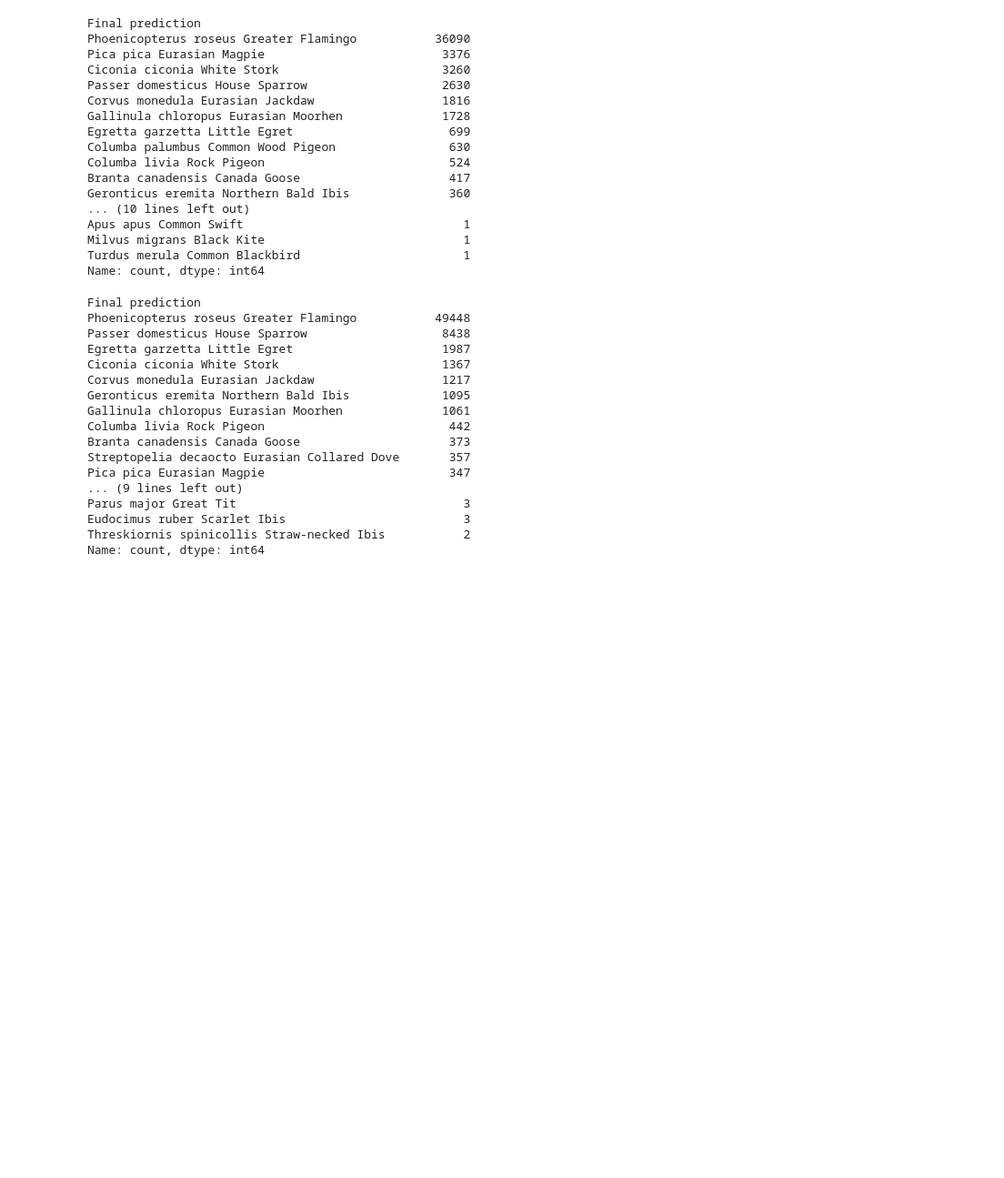
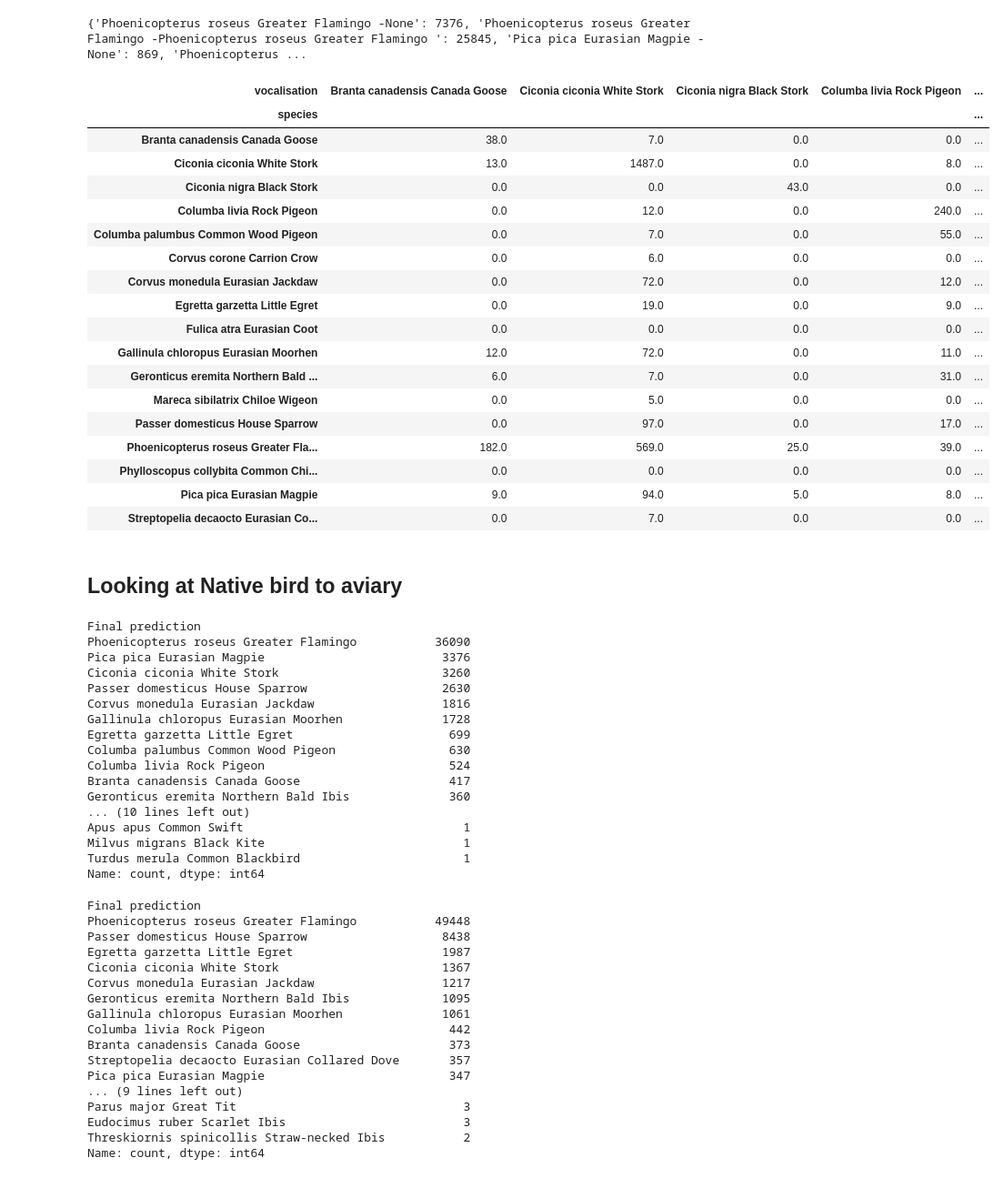
Before and after one commit to IonasDKE/Bird-Call-Type-Analysis, a Jupyter notebook: Aviary_Analysis.ipynb, the cells around one changed output. Shown at 91% size. Saved outputs shown, nothing was run; the diff lists cells and outputs as text; code cells hidden in the pictures; blank space fills up the shorter version.

```diff
--- a/Aviary_Analysis.ipynb
+++ b/Aviary_Analysis.ipynb
@@ -70,3 +194,55 @@ df_2 = clean_prediction(df_2)
+# %%
+vocalisation_reaction = {}
+previous_vocalisation = None
+
+for idx, row in df_1.iterrows():
+    current_prediction = str(row["Final prediction"])
+
+    if current_prediction != "None":
+        key = current_prediction + "- " + str(previous_vocalisation)
+
+        if key not in vocalisation_reaction:
+            vocalisation_reaction[key] = 0
+
+        vocalisation_reaction[key] += 1
+
+    previous_vocalisation = current_prediction
+
+print(vocalisation_reaction)
+# %% [output]
+{'Phoenicopterus roseus Greater Flamingo -None': 7376, 'Phoenicopterus roseus Greater Flamingo -Phoenicopterus roseus Greater Flamingo ': 25845, 'Pica pica Eurasian Magpie -None': 869, 'Phoenicopterus ...
+# %%
+# Make pivot table comparing species and events rate
+vocalisation_reaction_df = pd.DataFrame([
+    {'species': k.rsplit('-', 1)[0], 'vocalisation': k.rsplit('-', 1)[1], 'count': v}
+    for k, v in vocalisation_reaction.items()
+])
+vocalisation_reaction_df = vocalisation_reaction_df.drop(vocalisation_reaction_df[vocalisation_reaction_df['count'] < 5].index)
+
+pivot_table = vocalisation_reaction_df.pivot_table(index='species', columns='vocalisation', values='count', fill_value=0)
+display(pivot_table)
+# %% [output]
+| vocalisation | Branta canadensis Canada Goose | Ciconia ciconia White Stork | Ciconia nigra Black Stork | Columba livia Rock Pigeon | ... |
+| species |  |  |  |  | ... |
+| Branta canadensis Canada Goose | 38.0 | 7.0 | 0.0 | 0.0 | ... |
+| Ciconia ciconia White Stork | 13.0 | 1487.0 | 0.0 | 8.0 | ... |
+| Ciconia nigra Black Stork | 0.0 | 0.0 | 43.0 | 0.0 | ... |
+| Columba livia Rock Pigeon | 0.0 | 12.0 | 0.0 | 240.0 | ... |
+| Columba palumbus Common Wood Pigeon | 0.0 | 7.0 | 0.0 | 55.0 | ... |
+| Corvus corone Carrion Crow | 0.0 | 6.0 | 0.0 | 0.0 | ... |
+| Corvus monedula Eurasian Jackdaw | 0.0 | 72.0 | 0.0 | 12.0 | ... |
+| Egretta garzetta Little Egret | 0.0 | 19.0 | 0.0 | 9.0 | ... |
+| Fulica atra Eurasian Coot | 0.0 | 0.0 | 0.0 | 0.0 | ... |
+| Gallinula chloropus Eurasian Moorhen | 12.0 | 72.0 | 0.0 | 11.0 | ... |
+| Geronticus eremita Northern Bald ... | 6.0 | 7.0 | 0.0 | 31.0 | ... |
+| Mareca sibilatrix Chiloe Wigeon | 0.0 | 5.0 | 0.0 | 0.0 | ... |
+| Passer domesticus House Sparrow | 0.0 | 97.0 | 0.0 | 17.0 | ... |
+| Phoenicopterus roseus Greater Fla... | 182.0 | 569.0 | 25.0 | 39.0 | ... |
+| Phylloscopus collybita Common Chi... | 0.0 | 0.0 | 0.0 | 0.0 | ... |
+| Pica pica Eurasian Magpie | 9.0 | 94.0 | 5.0 | 8.0 | ... |
+| Streptopelia decaocto Eurasian Co... | 0.0 | 7.0 | 0.0 | 0.0 | ... |
+# %% [markdown]
+## Looking at Native bird to aviary
 # %%
 display(df_1['Final prediction'].value_counts())
 display(df_2['Final prediction'].value_counts())
```
Also changed, not shown: parts of 9 cells of this notebook.
